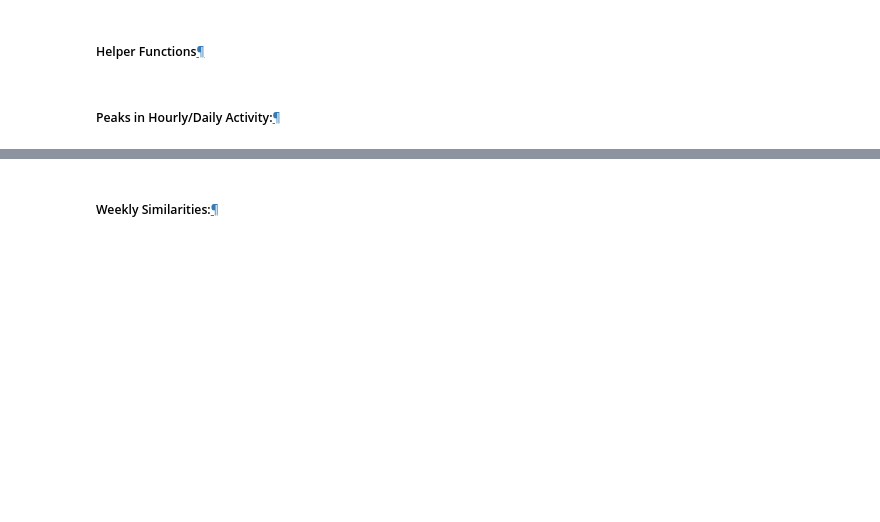
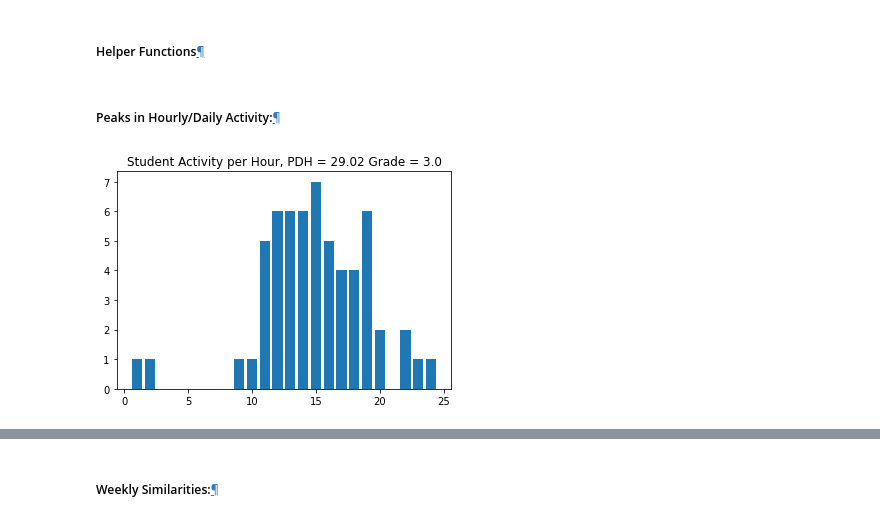
Before and after one commit to epfl-ml4ed/flipped-classroom, a Jupyter notebook: notebooks/student_project.ipynb, the cells around one changed output, grey strips where cells are left out. Drawn from its saved outputs; the diff is of its cells as text; code cells hidden in the pictures; blank space fills up the shorter version.

Commit message:
Student ML project reproduction

```diff
--- a/notebooks/student_project.ipynb
+++ b/notebooks/student_project.ipynb
@@ -28,6 +42,6 @@ control_grades_df = getControlGrades(include_repeaters=False)
 mean = control_grades_df.Grade.mean()
 std = control_grades_df.Grade.std()
 # %%
-df["Nor.Score"] = (df.Grade - mean) / std
+df["Nor.Score"] = (df["Final.Grade"] - mean) / std
 # %%
 df.head()
@@ -131,12 +173,13 @@ def remove_repeat(df):
         x = df[df['ID.Anon'] == s]
         y1 = len(x[x['Course.Year'] == 'Y1-2017-18']) > 0
         y2 = len(x[x['Course.Year'] == 'Y2-2018-19']) > 0
-        if y1 and y2:
-           retook_students.append(s)
+        y3 = len(x[x['Course.Year'] == 'Y3-2019-20']) > 0
+        if y1 + y2 + y3 > 1:
+            retook_students.append(s)
 
     X = df.copy()
     for s in retook_students:
-        mask = (X['ID.Anon'] == s) & (X['Course.Year'] == 'Y2-2018-19')
+        mask = (X['ID.Anon'] == s) & ((X['Course.Year'] == 'Y2-2018-19') | (X['Course.Year'] == 'Y3-2019-20'))
         X = X[~mask]
 
     return X
@@ -242,6 +285,12 @@ timing = {
         'Lw': 13,
         'Start': time.mktime(date(2018, 9, 17).timetuple())
     },
+    'Y3-2019-20': {
+        'Lw': 14,
+        'Start': time.mktime(date(2018, 9, 17).timetuple())
+    },
+
+
 }
 # %% [markdown]
 
@@ -330,6 +379,10 @@ def plot_weekly_activity(X):
     plt.title("Student Activity per Week, PWD = " + PWDs + " Grade = " + str(grade))
 # %%
-
-plot_hourly_activity(preprocess(df))
+preprocess_df = preprocess(df)
+# %%
+
+plot_hourly_activity(preprocess_df)
+# %% [output]
+[figure, added]
 # %%
 
```
Also changed, not shown: parts of 42 cells of this notebook, 2 other files.
